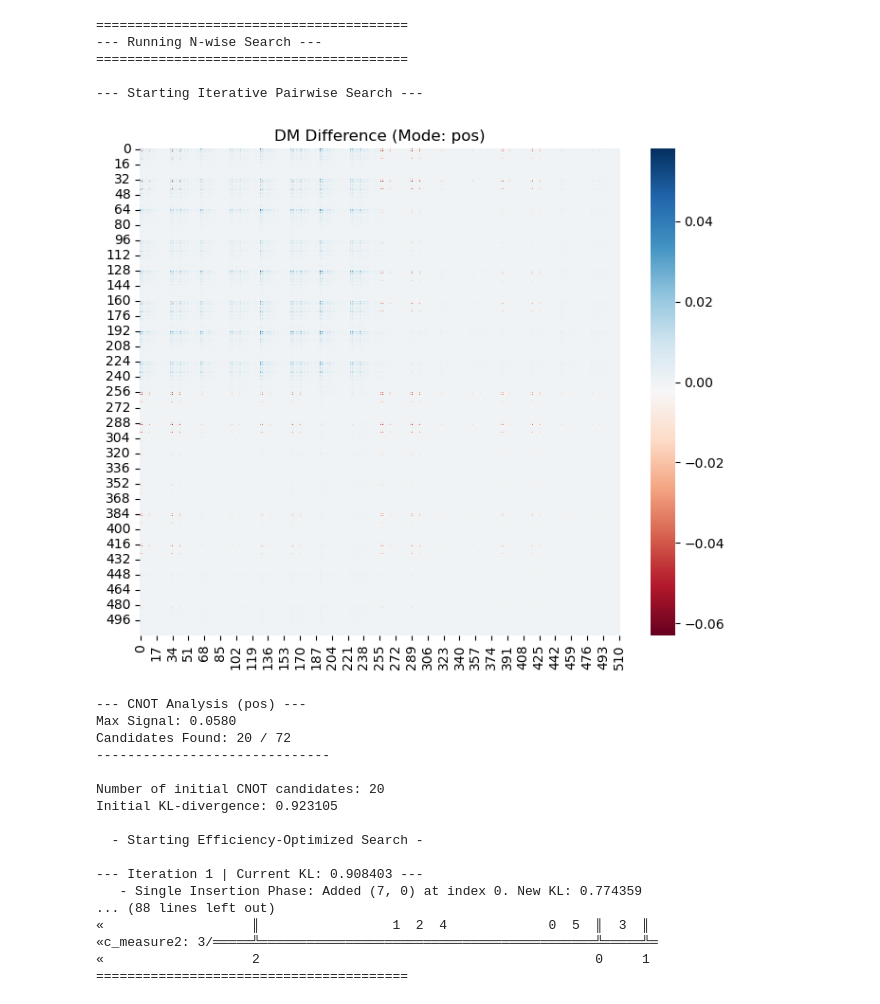
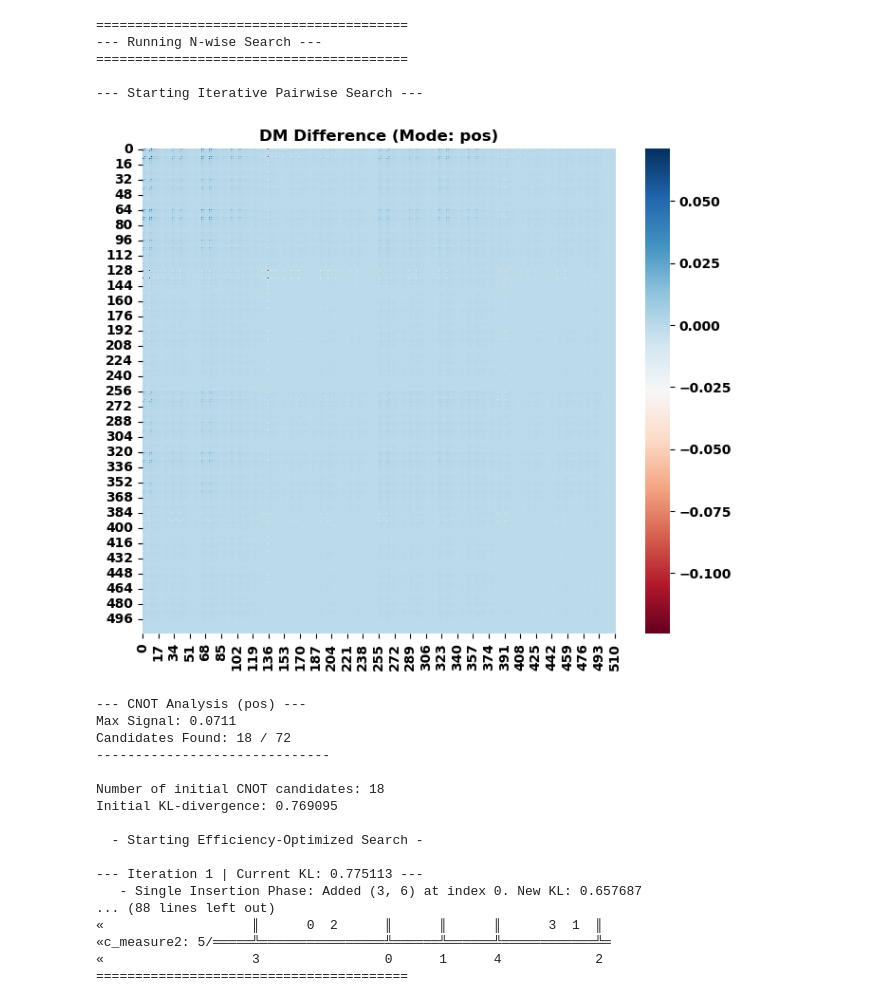
Before and after one commit to cailab-tamu/QuantumXCT, a Jupyter notebook: python/qxct_pred_sc_cocultured_monocultured.ipynb, the cells around one changed output. Cells and saved outputs as stored; diff of their text form; code cells hidden in the pictures.

```diff
--- a/python/qxct_pred_sc_cocultured_monocultured.ipynb
+++ b/python/qxct_pred_sc_cocultured_monocultured.ipynb
@@ -10,20 +10,22 @@ adata = sc.read_h5ad("dataset_co_mo2.h5ad")
 sc.pp.normalize_total(adata, target_sum=1e4) # You can adjust target_sum # Seems not to help
 sc.pp.log1p(adata)
 # %%
-#gl_source = ['STAT3','IL6RorST','TGFBR1or2','PDGFB'] # All values from the first column
-gl_source = ['PDGFB', 'STAT3','TGFBR1','TGFBR2','IL6R', 'IL6ST',] # All values from the first column
+#gl_ct1 = ['STAT3','IL6RorST','TGFBR1or2','PDGFB'] # All values from the first column
+#gl_ct1 =['PDGFRB', 'TGFB1', 'IL6']  # All values from the second column
+#gl_ct2 = ['PDGFB', 'STAT3','TGFBR1','TGFBR2','IL6R', 'IL6ST'] # All values from the first column
 
-gl_recv =['PDGFRB', 'TGFB1', 'IL6']  # All values from the second column
+gl_ct1 =['PDGFB','TGFB1', 'IL6R', 'IL6ST']  # All values from the second column
+gl_ct2 = ['PDGFRB','TGFBR1','TGFBR2', 'IL6','STAT3'] # All values from the first column
 # %%
 from scipy.sparse import issparse
 
 ict1 = adata.obs["BatchID"] == "Cancer Cells (Co)"
 ict2 = adata.obs["BatchID"] == "Fibroblasts (Co)"
 
-adata_ct1_co = adata[ict1, gl_source]
-adata_ct2_co = adata[ict2, gl_recv]
-#adata_ct1_co = sc.external.pp.magic(adata_ct1_co, name_list=gl_source, knn=5, random_state=42)
-#adata_ct2_co = sc.external.pp.magic(adata_ct2_co, name_list=gl_recv, knn=5, random_state=42)
+adata_ct1_co = adata[ict1, gl_ct1]
+adata_ct2_co = adata[ict2, gl_ct2]
+#adata_ct1_co = sc.external.pp.magic(adata_ct1_co, name_list=gl_ct1, knn=5, random_state=42)
+#adata_ct2_co = sc.external.pp.magic(adata_ct2_co, name_list=gl_ct2, knn=5, random_state=42)
 
 print(adata_ct1_co)
 print(adata_ct2_co)
@@ -61,10 +63,10 @@ CT2 (Co) mean expression: [0. 0. 0.]
 ict1 = adata.obs["BatchID"] == "Cancer Cells (Mo)"
 ict2 = adata.obs["BatchID"] == "Fibroblasts (Mo)"
 
-adata_ct1_mo = adata[ict1, gl_source]
-adata_ct2_mo = adata[ict2, gl_recv]
-#adata_ct1_mo = sc.external.pp.magic(adata_ct1_mo, name_list=gl_source, knn=5, random_state=42)
-#adata_ct2_mo = sc.external.pp.magic(adata_ct2_mo, name_list=gl_recv, knn=5, random_state=42)
+adata_ct1_mo = adata[ict1, gl_ct1]
+adata_ct2_mo = adata[ict2, gl_ct2]
+#adata_ct1_mo = sc.external.pp.magic(adata_ct1_mo, name_list=gl_ct1, knn=5, random_state=42)
+#adata_ct2_mo = sc.external.pp.magic(adata_ct2_mo, name_list=gl_ct2, knn=5, random_state=42)
 
 print(adata_ct1_mo)
 print(adata_ct2_mo)
@@ -240,56 +242,56 @@ all_possible_single_cnots, best_cnot_sequence, min_kl_sum = find_best_cnot_seque
     threshold= thresh,
     search_mode= "pos",
     nchoose=2,
-    kl_tol = 0.1
+    kl_tol = 0.05
 )
 
 print("\n" + "="*40)
 if best_cnot_sequence:
     print(f"Multi-Epoch Search Optimal CNOT sequence found:")
     for cnot in best_cnot_sequence:
         print(f"  q[{cnot[0]}] -> q[{cnot[1]}]")
     print(f"With minimum combined KL Divergence: {min_kl_sum:.6f}")
 
     ng_circ1_for_search = circ1.num_qubits
     base_combined_circuit_search = concatenate_circuits_with_separate_measurements(circ1, circ2)
     final_best_circuit_search = add_cnots_and_measurements_to_circuit(
         base_combined_circuit_search, ng_circ1_for_search, best_cnot_sequence
     )
     print("\n--- Final Optimized Circuit ---")
     print(final_best_circuit_search.draw('text'))
 else:
     print("Multi-Epoch Search: No sequence improved the KL divergence beyond the baseline.")
     print(f"Baseline KL Divergence: {min_kl_sum:.6f}")
     base_combined_circuit_search = concatenate_circuits_with_separate_measurements(circ1, circ2)
     final_best_circuit_search = add_cnots_and_measurements_to_circuit(
         base_combined_circuit_search, circ1.num_qubits, []
     )
     print("\n--- Baseline Circuit (No CNOTs) ---")
     print(final_best_circuit_search.draw('text'))
 print("="*40 + "\n")
 # %% [output]
 ========================================
 --- Running N-wise Search ---
 ========================================
 
 --- Starting Iterative Pairwise Search ---
-[figure, old version]
+[figure, new version]
 --- CNOT Analysis (pos) ---
-Max Signal: 0.0580
-Candidates Found: 20 / 72
+Max Signal: 0.0711
+Candidates Found: 18 / 72
 ------------------------------
 
-Number of initial CNOT candidates: 20
-Initial KL-divergence: 0.923105
+Number of initial CNOT candidates: 18
+Initial KL-divergence: 0.769095
 
   - Starting Efficiency-Optimized Search -
 
---- Iteration 1 | Current KL: 0.908403 ---
-   - Single Insertion Phase: Added (7, 0) at index 0. New KL: 0.774359
+--- Iteration 1 | Current KL: 0.775113 ---
+   - Single Insertion Phase: Added (3, 6) at index 0. New KL: 0.657687
 ... (88 lines left out)
-«                   ║                 1  2  4             0  5  ║  3  ║
-«c_measure2: 3/═════╩═══════════════════════════════════════════╩═════╩═
-«                   2                                           0     1
+«                   ║      0  2      ║      ║      ║      3  1  ║
+«c_measure2: 5/═════╩════════════════╩══════╩══════╩════════════╩═
+«                   3                0      1      4            2
 ========================================
 # %%
 from quantum_functions import plot_measurement_histograms
```
Also changed, not shown: parts of 22 cells of this notebook, 2 other files.
